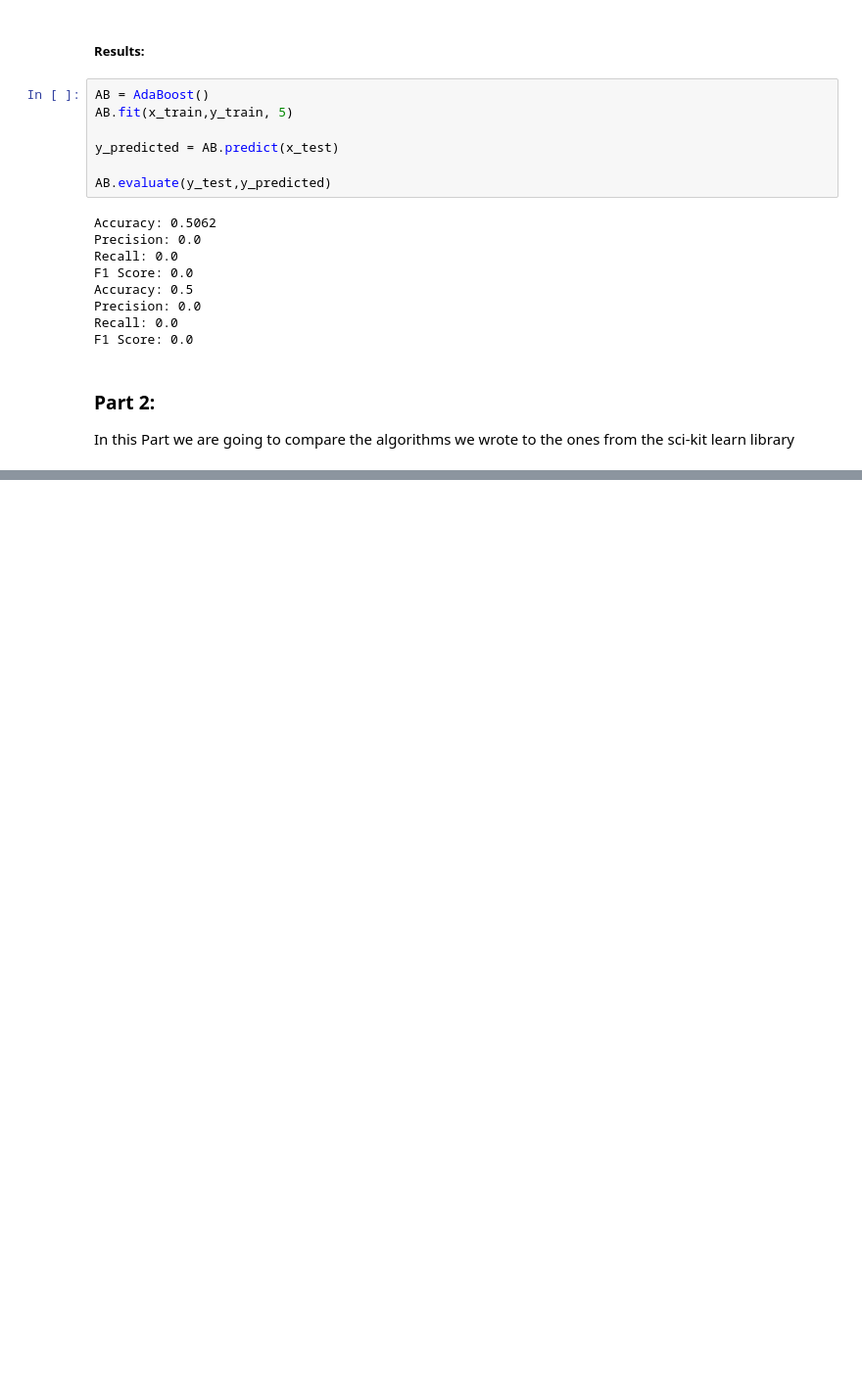
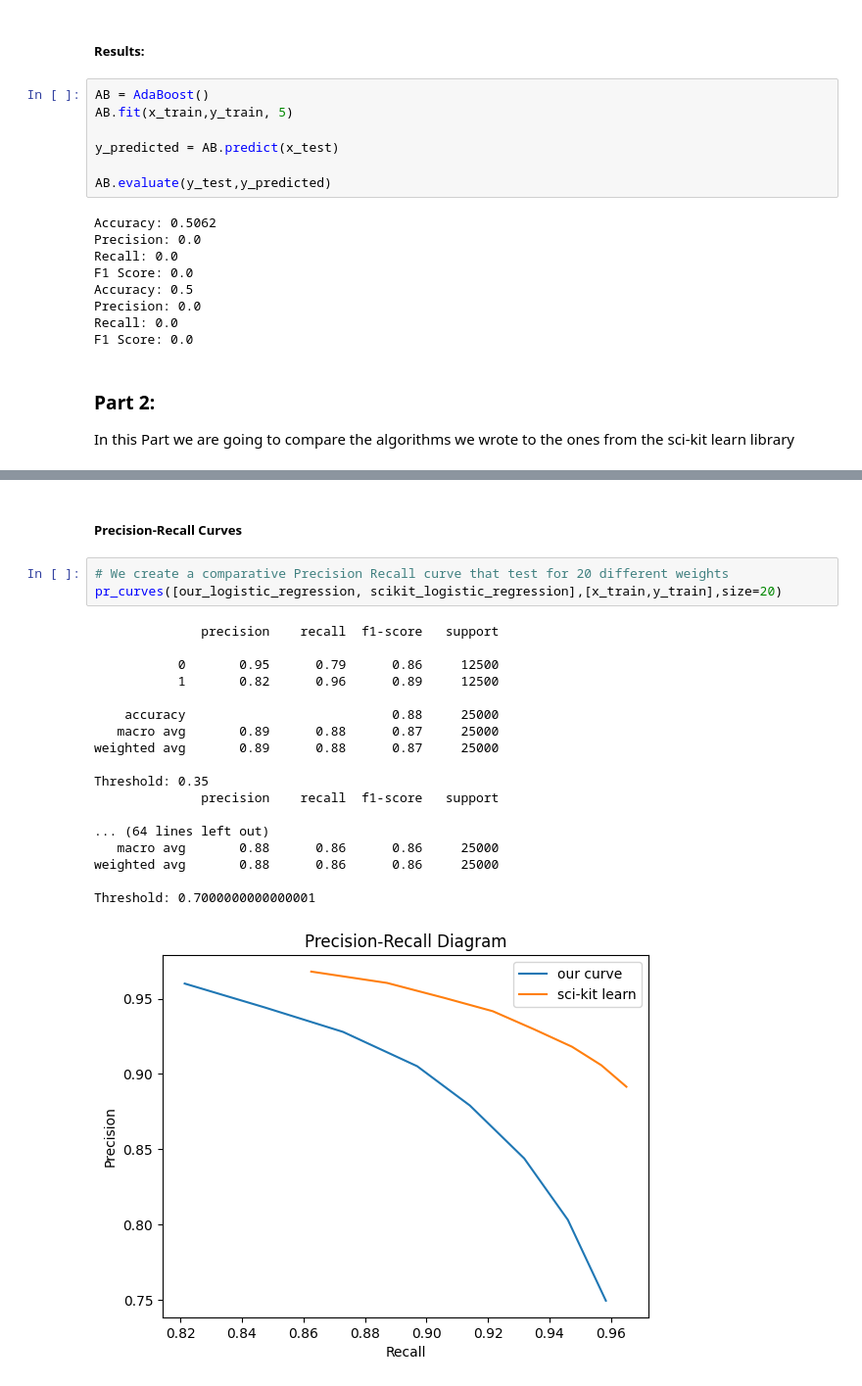
Before and after one commit to vleft02/IMDB-Review-Classification, a Jupyter notebook: ML.ipynb, the cells around one changed output, grey strips where cells are left out. Shown at 98% size. Drawn from its saved outputs; the diff is of its cells as text; blank space fills up the shorter version.

```diff
--- a/ML.ipynb
+++ b/ML.ipynb
@@ -643,0 +668,24 @@ We use an rnn made with tf
+# %% [markdown]
+##### Precision-Recall Curves
+# %%
+# We create a comparative Precision Recall curve that test for 20 different weights
+pr_curves([our_logistic_regression, scikit_logistic_regression],[x_train,y_train],size=20)
+# %% [output]
+              precision    recall  f1-score   support
+
+           0       0.95      0.79      0.86     12500
+           1       0.82      0.96      0.89     12500
+
+    accuracy                           0.88     25000
+   macro avg       0.89      0.88      0.87     25000
+weighted avg       0.89      0.88      0.87     25000
+
+Threshold: 0.35
+              precision    recall  f1-score   support
+
+... (64 lines left out)
+   macro avg       0.88      0.86      0.86     25000
+weighted avg       0.88      0.86      0.86     25000
+
+Threshold: 0.7000000000000001
+[figure, added]
```
Also changed, not shown: parts of 20 cells of this notebook.
